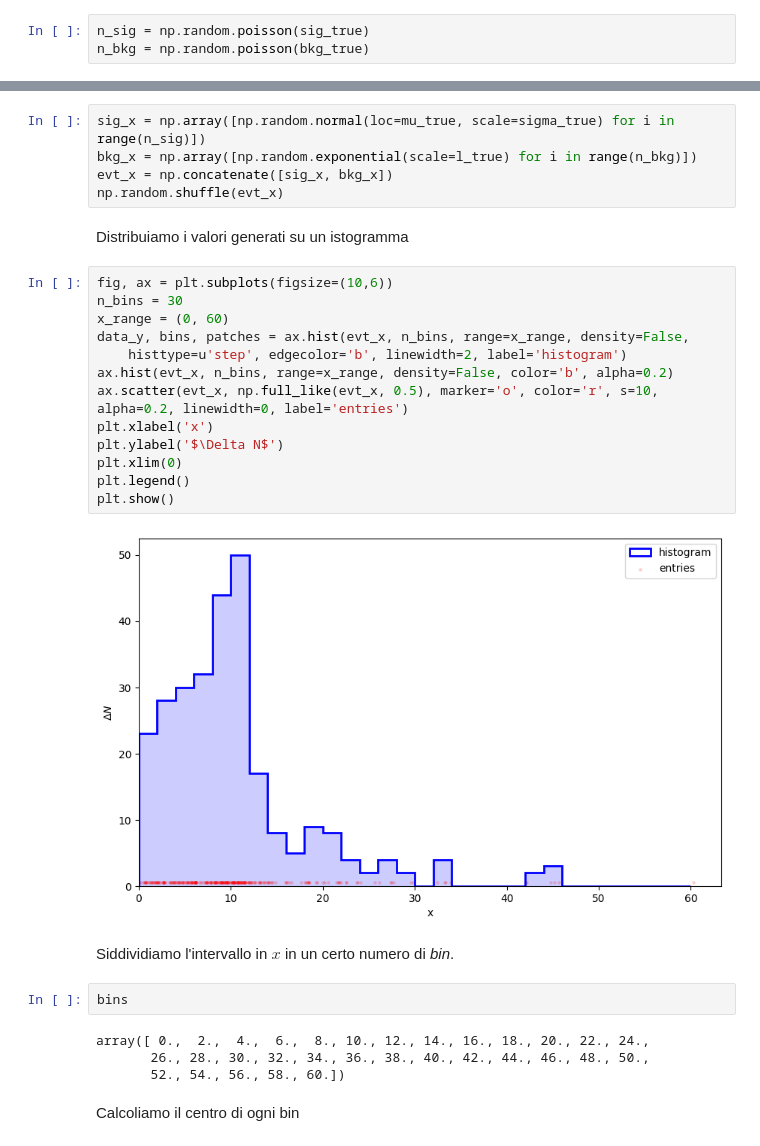
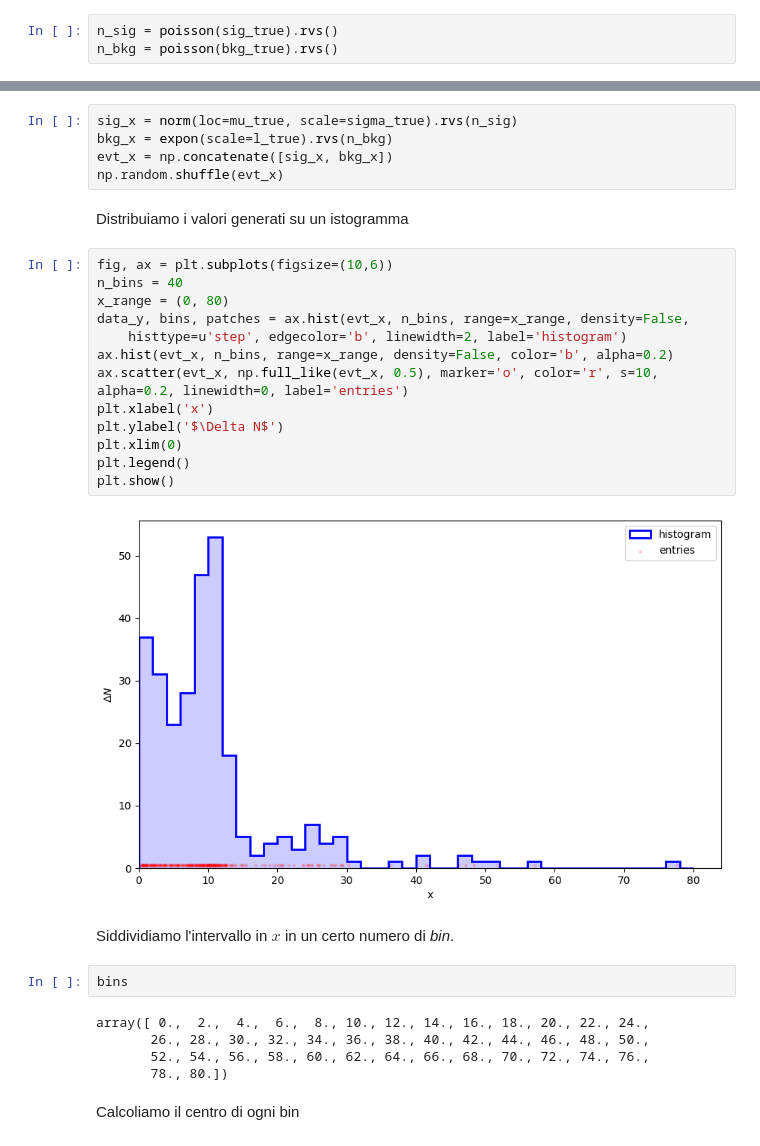
Before and after one commit to lucalista/analisi-dati-2025, a Jupyter notebook: 16.01.00__Come_si_misura_un_picco.ipynb, the cells around one changed output, grey strips where cells are left out. Saved outputs shown, nothing was run; the diff lists cells and outputs as text.

```diff
--- a/16.01.00__Come_si_misura_un_picco.ipynb
+++ b/16.01.00__Come_si_misura_un_picco.ipynb
@@ -36,8 +37,8 @@ Generiamo un campione secondo la distribuzione teorica. Questo rappresenterà il
 
 <span style="color:red">Nota: in un esperimento reale e non simulato, molto spesso nemmeno la distribuzione teorica non è nota, in particolare per il fondo!</span>
 # %%
-n_sig = np.random.poisson(sig_true)
-n_bkg = np.random.poisson(bkg_true)
+n_sig = poisson(sig_true).rvs()
+n_bkg = poisson(bkg_true).rvs()
 # %%
 n_sig, n_bkg
 # %% [output]
@@ -45,25 +46,25 @@ n_sig, n_bkg
 # %%
-sig_x = np.array([np.random.normal(loc=mu_true, scale=sigma_true) for i in range(n_sig)])
-bkg_x = np.array([np.random.exponential(scale=l_true) for i in range(n_bkg)])
+sig_x = norm(loc=mu_true, scale=sigma_true).rvs(n_sig)
+bkg_x = expon(scale=l_true).rvs(n_bkg)
 evt_x = np.concatenate([sig_x, bkg_x])
 np.random.shuffle(evt_x)
 # %% [markdown]
 Distribuiamo i valori generati su un istogramma
 # %%
 fig, ax = plt.subplots(figsize=(10,6))
-n_bins = 30
-x_range = (0, 60)
+n_bins = 40
+x_range = (0, 80)
 data_y, bins, patches = ax.hist(evt_x, n_bins, range=x_range, density=False,
     histtype=u'step', edgecolor='b', linewidth=2, label='histogram')
 ax.hist(evt_x, n_bins, range=x_range, density=False, color='b', alpha=0.2)
 ax.scatter(evt_x, np.full_like(evt_x, 0.5), marker='o', color='r', s=10, alpha=0.2, linewidth=0, label='entries')
 plt.xlabel('x')
 plt.ylabel('$\Delta N$')
 plt.xlim(0)
 plt.legend()
 plt.show()
 # %% [output]
-[figure, old version]
+[figure, new version]
 # %% [markdown]
 Siddividiamo l'intervallo in $x$ in un certo numero di *bin*.
 # %%
@@ -71,7 +72,8 @@ bins
 # %% [output]
 array([ 0.,  2.,  4.,  6.,  8., 10., 12., 14., 16., 18., 20., 22., 24.,
        26., 28., 30., 32., 34., 36., 38., 40., 42., 44., 46., 48., 50.,
-       52., 54., 56., 58., 60.])
+       52., 54., 56., 58., 60., 62., 64., 66., 68., 70., 72., 74., 76.,
+       78., 80.])
 # %% [markdown]
 Calcoliamo il centro di ogni bin
 # %%
```
Also changed, not shown: parts of 13 cells of this notebook.
